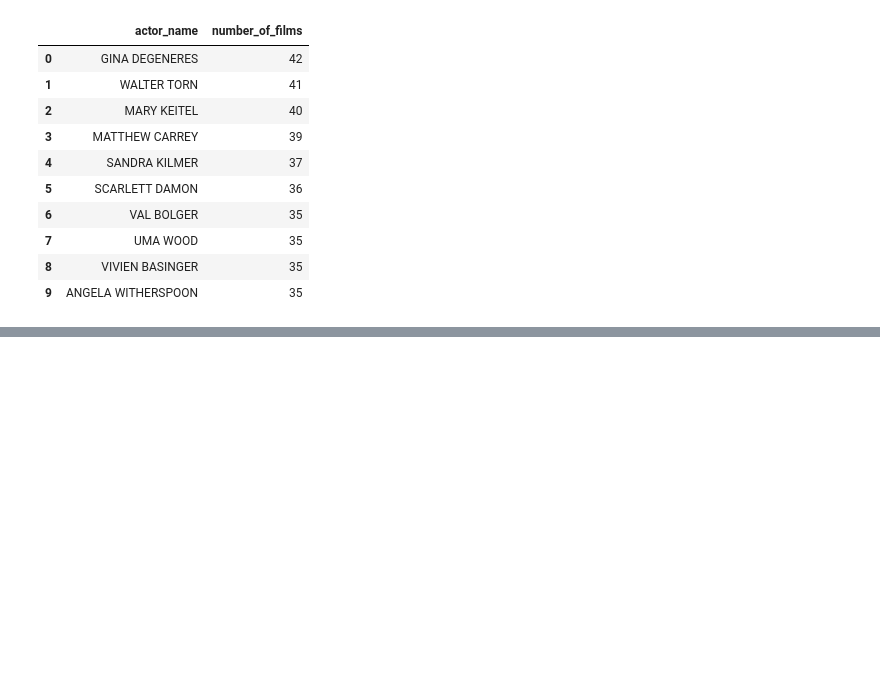
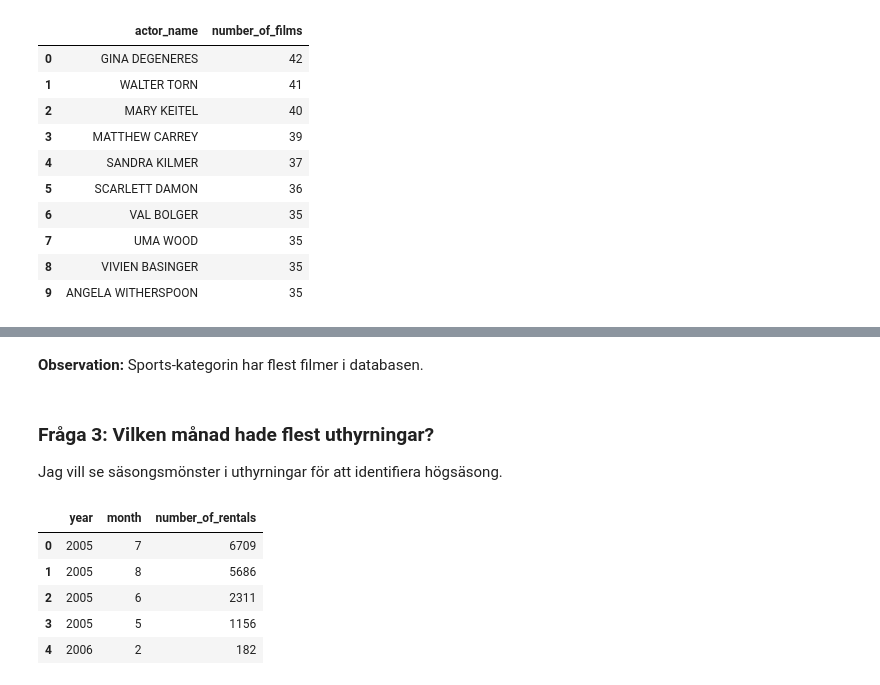
Before and after one commit to jazzuss/Sakila-Lab_Jasmin, a Jupyter notebook: notebooks/sakila_analysis.ipynb, the cells around one changed output, grey strips where cells are left out. Saved outputs shown, nothing was run; the diff lists cells and outputs as text; code cells hidden in the pictures; blank space fills up the shorter version.

```diff
--- a/notebooks/sakila_analysis.ipynb
+++ b/notebooks/sakila_analysis.ipynb
@@ -221,0 +262,26 @@ top_actors
+# %% [markdown]
+**Observation:** Sports-kategorin har flest filmer i databasen.
+# %% [markdown]
+### Fråga 3: Vilken månad hade flest uthyrningar?
+Jag vill se säsongsmönster i uthyrningar för att identifiera högsäsong.
+# %%
+# Query för att hitta antal uthyrningar per månad
+query_f3 = """
+SELECT
+    EXTRACT(YEAR FROM CAST(rental_date AS TIMESTAMP)) AS year,
+    EXTRACT(MONTH FROM CAST(rental_date AS TIMESTAMP)) AS month,
+    COUNT(*) AS number_of_rentals
+FROM rental
+GROUP BY year, month
+ORDER BY number_of_rentals DESC
+"""
+
+rentals_by_month = query_sakila(query_f3)
+rentals_by_month
+# %% [output]
+|  | year | month | number_of_rentals |
+| 0 | 2005 | 7 | 6709 |
+| 1 | 2005 | 8 | 5686 |
+| 2 | 2005 | 6 | 2311 |
+| 3 | 2005 | 5 | 1156 |
+| 4 | 2006 | 2 | 182 |
```
Also changed, not shown: parts of 11 cells of this notebook.
